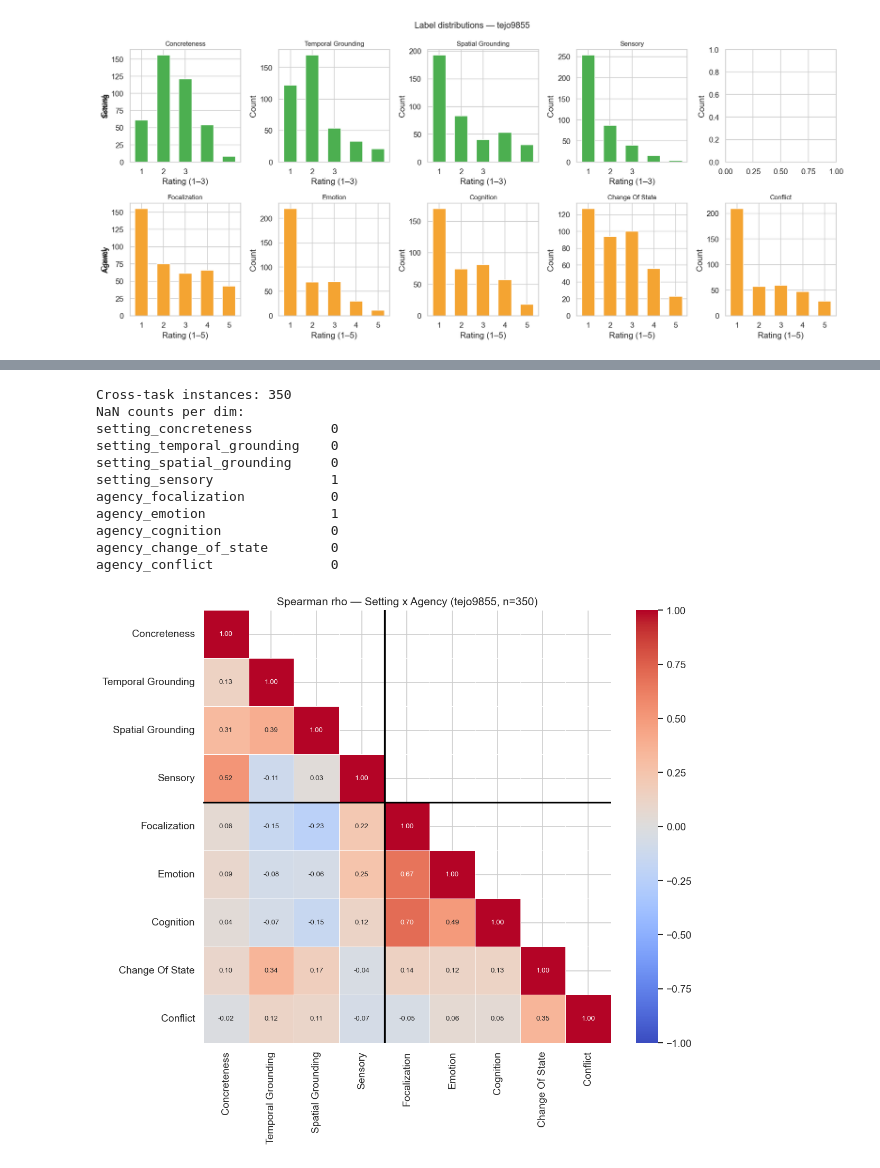
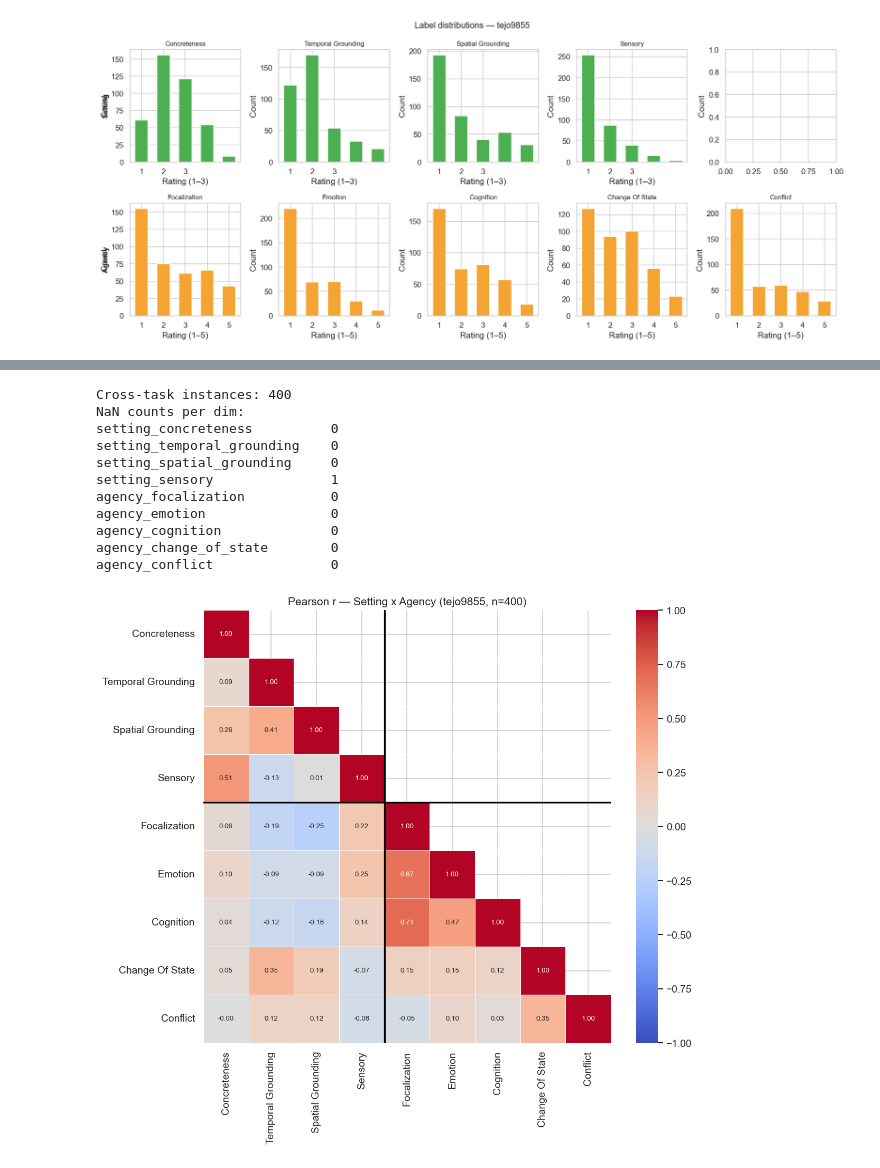
Before and after one commit to advaitdeshmukh/potato, a Jupyter notebook: teagan_tasks/annotation_analysis/annotated_examples_eda.ipynb, the cells around one changed output, grey strips where cells are left out. Drawn from its saved outputs; the diff is of its cells as text; code cells hidden in the pictures.

```diff
--- a/teagan_tasks/annotation_analysis/annotated_examples_eda.ipynb
+++ b/teagan_tasks/annotation_analysis/annotated_examples_eda.ipynb
@@ -295,39 +296,40 @@ print(f"Cross-task instances: {len(cross_df)}")
 print("NaN counts per dim:")
 print(cross_df[ALL_DIMS].isna().sum().to_string())
 
-# Full Spearman correlation matrix — nan_policy="omit" drops pairs where either value is NaN
+# Full Pearson correlation matrix — drop pairs where either value is NaN
 corr_vals = pd.DataFrame(index=ALL_DIMS, columns=ALL_DIMS, dtype=float)
 pval_vals = pd.DataFrame(index=ALL_DIMS, columns=ALL_DIMS, dtype=float)
 for d1 in ALL_DIMS:
     for d2 in ALL_DIMS:
-        r, p = spearmanr(cross_df[d1], cross_df[d2], nan_policy="omit")
+        both = cross_df[d1].notna() & cross_df[d2].notna()
+        r, p = pearsonr(cross_df.loc[both, d1], cross_df.loc[both, d2])
         corr_vals.loc[d1, d2] = r
         pval_vals.loc[d1, d2] = p
 
 corr_display = corr_vals.rename(index=SHORT, columns=SHORT)
 
 fig, ax = plt.subplots(figsize=(10, 9))
 import numpy as np
 mask = np.triu(np.ones_like(corr_display, dtype=bool), k=1)
 sns.heatmap(corr_display.astype(float), annot=True, fmt=".2f", cmap="coolwarm",
             center=0, vmin=-1, vmax=1, linewidths=0.3, ax=ax,
             annot_kws={"size": 8}, mask=mask)
 n_setting = len(SETTING_DIMS)
 ax.axhline(n_setting, color="black", linewidth=2)
 ax.axvline(n_setting, color="black", linewidth=2)
-ax.set_title(f"Spearman rho — Setting x Agency ({ANNOTATOR}, n={len(cross_df)})")
+ax.set_title(f"Pearson r — Setting x Agency ({ANNOTATOR}, n={len(cross_df)})")
 plt.tight_layout()
 plt.show()
 # %% [output]
-Cross-task instances: 350
+Cross-task instances: 400
 NaN counts per dim:
 setting_concreteness          0
 setting_temporal_grounding    0
 setting_spatial_grounding     0
 setting_sensory               1
 agency_focalization           0
-agency_emotion                1
+agency_emotion                0
 agency_cognition              0
 agency_change_of_state        0
 agency_conflict               0
-[figure, old version]
+[figure, new version]
```
Also changed, not shown: parts of 6 cells of this notebook, 9 other files.
